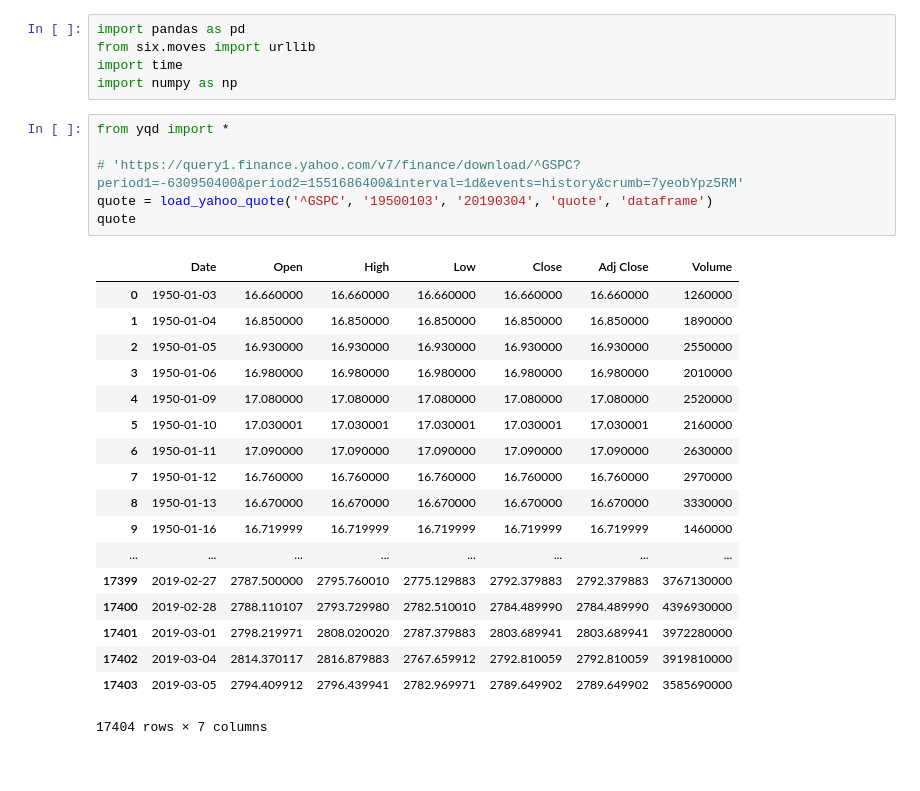
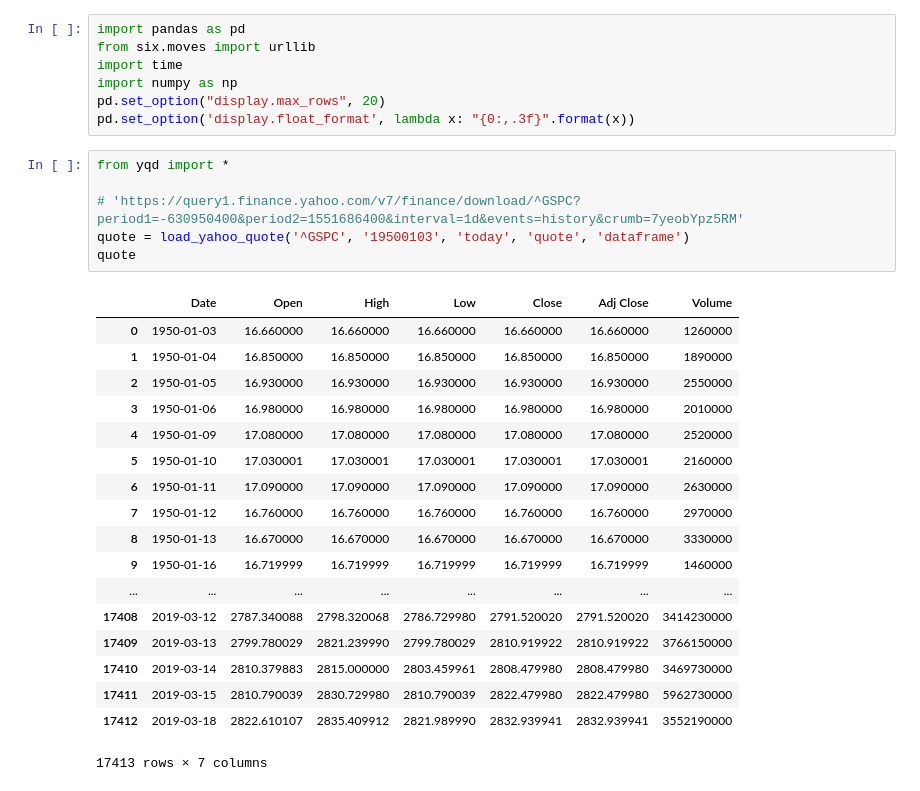
Before and after one commit to dingdinghzq/Investment101, a Jupyter notebook: SP500.ipynb, the cells around one changed output. Saved outputs shown, nothing was run; the diff lists cells and outputs as text.

```diff
--- a/SP500.ipynb
+++ b/SP500.ipynb
@@ -3,28 +3,30 @@ import pandas as pd
 from six.moves import urllib
 import time
 import numpy as np
+pd.set_option("display.max_rows", 20)
+pd.set_option('display.float_format', lambda x: "{0:,.3f}".format(x))
 # %%
 from yqd import *
 
 # 'https://query1.finance.yahoo.com/v7/finance/download/^GSPC?period1=-630950400&period2=1551686400&interval=1d&events=history&crumb=7yeobYpz5RM'
-quote = load_yahoo_quote('^GSPC', '19500103', '20190304', 'quote', 'dataframe')
+quote = load_yahoo_quote('^GSPC', '19500103', 'today', 'quote', 'dataframe')
 quote
 # %% [output]
 |  | Date | Open | High | Low | Close | Adj Close | Volume |
 | 0 | 1950-01-03 | 16.660000 | 16.660000 | 16.660000 | 16.660000 | 16.660000 | 1260000 |
 | 1 | 1950-01-04 | 16.850000 | 16.850000 | 16.850000 | 16.850000 | 16.850000 | 1890000 |
 | 2 | 1950-01-05 | 16.930000 | 16.930000 | 16.930000 | 16.930000 | 16.930000 | 2550000 |
 | 3 | 1950-01-06 | 16.980000 | 16.980000 | 16.980000 | 16.980000 | 16.980000 | 2010000 |
 | 4 | 1950-01-09 | 17.080000 | 17.080000 | 17.080000 | 17.080000 | 17.080000 | 2520000 |
 | 5 | 1950-01-10 | 17.030001 | 17.030001 | 17.030001 | 17.030001 | 17.030001 | 2160000 |
 | 6 | 1950-01-11 | 17.090000 | 17.090000 | 17.090000 | 17.090000 | 17.090000 | 2630000 |
 | 7 | 1950-01-12 | 16.760000 | 16.760000 | 16.760000 | 16.760000 | 16.760000 | 2970000 |
 | 8 | 1950-01-13 | 16.670000 | 16.670000 | 16.670000 | 16.670000 | 16.670000 | 3330000 |
 | 9 | 1950-01-16 | 16.719999 | 16.719999 | 16.719999 | 16.719999 | 16.719999 | 1460000 |
 | ... | ... | ... | ... | ... | ... | ... | ... |
-| 17399 | 2019-02-27 | 2787.500000 | 2795.760010 | 2775.129883 | 2792.379883 | 2792.379883 | 3767130000 |
-| 17400 | 2019-02-28 | 2788.110107 | 2793.729980 | 2782.510010 | 2784.489990 | 2784.489990 | 4396930000 |
-| 17401 | 2019-03-01 | 2798.219971 | 2808.020020 | 2787.379883 | 2803.689941 | 2803.689941 | 3972280000 |
-| 17402 | 2019-03-04 | 2814.370117 | 2816.879883 | 2767.659912 | 2792.810059 | 2792.810059 | 3919810000 |
-| 17403 | 2019-03-05 | 2794.409912 | 2796.439941 | 2782.969971 | 2789.649902 | 2789.649902 | 3585690000 |
+| 17408 | 2019-03-12 | 2787.340088 | 2798.320068 | 2786.729980 | 2791.520020 | 2791.520020 | 3414230000 |
+| 17409 | 2019-03-13 | 2799.780029 | 2821.239990 | 2799.780029 | 2810.919922 | 2810.919922 | 3766150000 |
+| 17410 | 2019-03-14 | 2810.379883 | 2815.000000 | 2803.459961 | 2808.479980 | 2808.479980 | 3469730000 |
+| 17411 | 2019-03-15 | 2810.790039 | 2830.729980 | 2810.790039 | 2822.479980 | 2822.479980 | 5962730000 |
+| 17412 | 2019-03-18 | 2822.610107 | 2835.409912 | 2821.989990 | 2832.939941 | 2832.939941 | 3552190000 |
-17404 rows × 7 columns
+17413 rows × 7 columns
```
Also changed, not shown: parts of 21 cells of this notebook, 1 other file.
